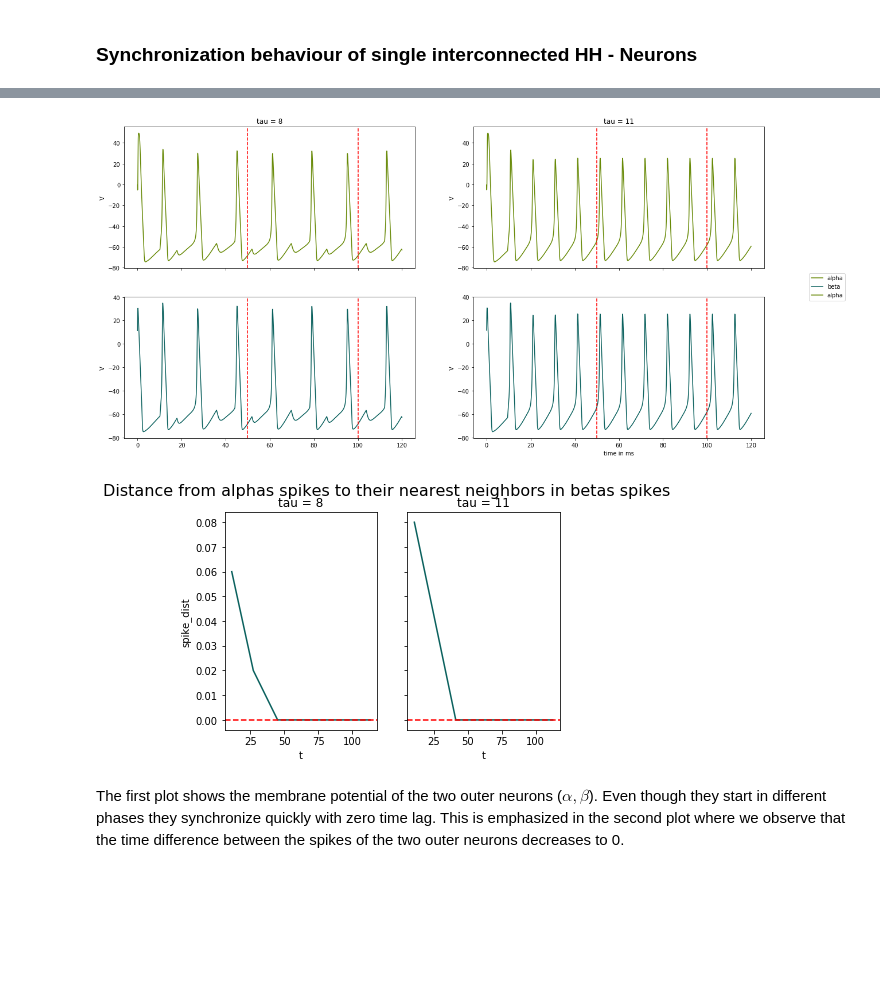
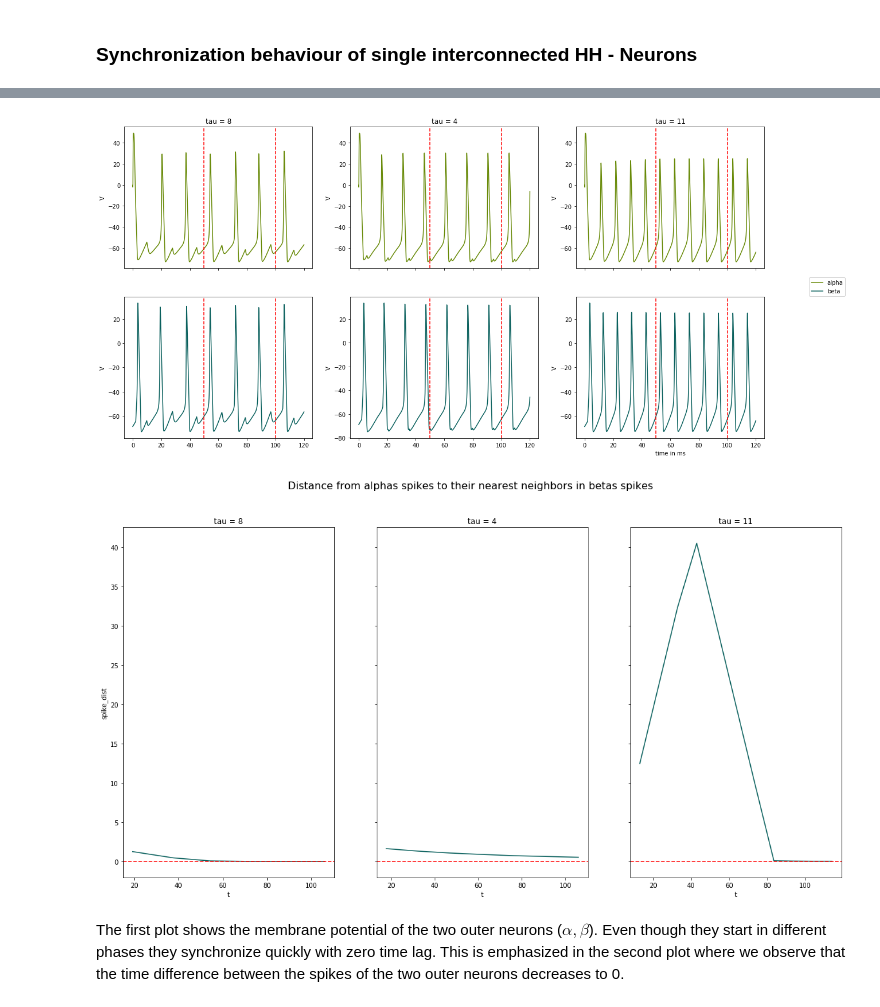
Before and after one commit to ndettmer/neuronal_synchrony_replication, a Jupyter notebook: Results.ipynb, the cells around one changed output, grey strips where cells are left out. Drawn from its saved outputs; the diff is of its cells as text; code cells hidden in the pictures; blank space fills up the shorter version.

```diff
--- a/Results.ipynb
+++ b/Results.ipynb
@@ -33,10 +33,12 @@ different scenarios:
 2:
 
 """
-hhn_scen1 = pd.read_csv("dumps/17-45-45_hh-neurons_const_8_inh.csv", header = None).to_numpy()
-hhn_scen2 = pd.read_csv("dumps/17-50-19_hh-neurons_const_11_inh.csv", header = None).to_numpy()
+hhn_scen1 = pd.read_csv("dumps/16-09-36_hh-neurons_8ms_inh.csv", header = None).to_numpy()
+hhn_scen2_1 = pd.read_csv("dumps/16-16-13_hh-neurons_4ms_inh.csv", header = None).to_numpy()
+hhn_scen2_2 = pd.read_csv("dumps/16-24-02_hh-neurons_11ms_inh.csv", header = None).to_numpy()
 
-hhn_scen3 = pd.read_csv("dumps/20-27-32_hh-neurons_const_8_exc.csv", header = None).to_numpy()
+
+hhn_scen3 = pd.read_csv("dumps/16-31-16_hh-neurons_8ms_exc.csv", header = None).to_numpy()
 
 hhn_scen4 = pd.read_csv("dumps/10-34-04_hh-neurons_gamma_not_firing.csv", header = None).to_numpy()
 
@@ -98,7 +100,7 @@ def nearest_spike_neighbour(v, tau):
 
 
 
-    fig, ax = plt.subplots(1, len(v), sharey = True)
+    fig, ax = plt.subplots(1, len(v), sharey = True, figsize= (20,10))
     for j in range(len(v)):
         # phase lengths
         sta = get_spike_times(ts, v[j][0])
@@ -329,13 +331,13 @@ According to mulitelectrode measurements, neurons show synchronizing behaviour i
 
 In the first scenario constant axonal delays for all connections are considered starting with a delay of 8ms and then probing the models stability by varying the delays in the range of 1ms to 30ms.
 # %%
-spikes_hh([hhn_scen1, hhn_scen2], [8,11])
+spikes_hh([hhn_scen1, hhn_scen2_1, hhn_scen2_2], [8,4, 11])
 # %% [output]
-[figure, old version]
+[figure, new version]
 # %%
-nearest_spike_neighbour([hhn_scen1,hhn_scen2], [8,11])
+nearest_spike_neighbour([hhn_scen1,hhn_scen2_1, hhn_scen2_2], [8,4, 11])
 # %% [output]
-[figure, old version]
+[figure, new version]
 # %% [markdown]
 The first plot shows the membrane potential of the two outer neurons ($\alpha, \beta$). Even though they start in different phases they synchronize quickly with zero time lag. This is emphasized in the second plot where we observe that the time difference between the spikes of the two outer neurons decreases to 0.
 # %% [markdown]
```
Also changed, not shown: parts of 13 cells of this notebook.
